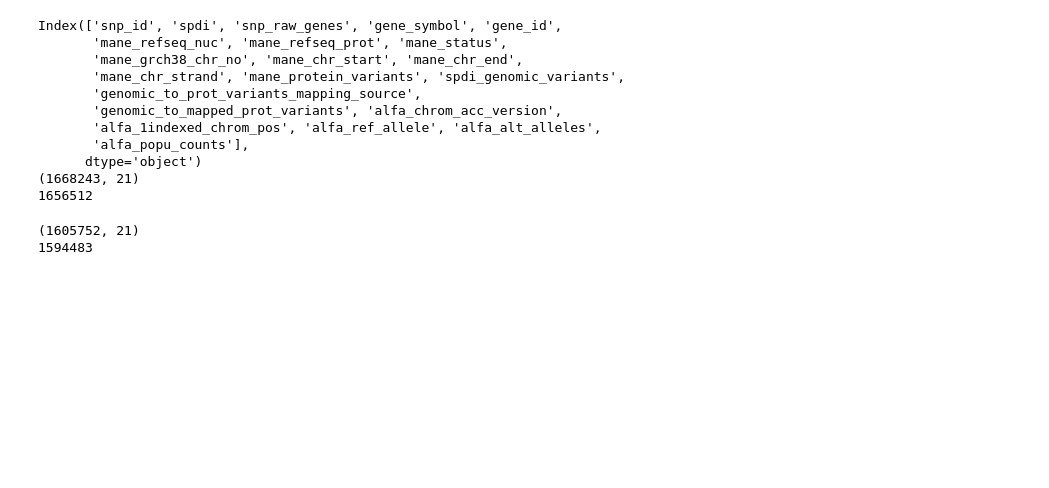
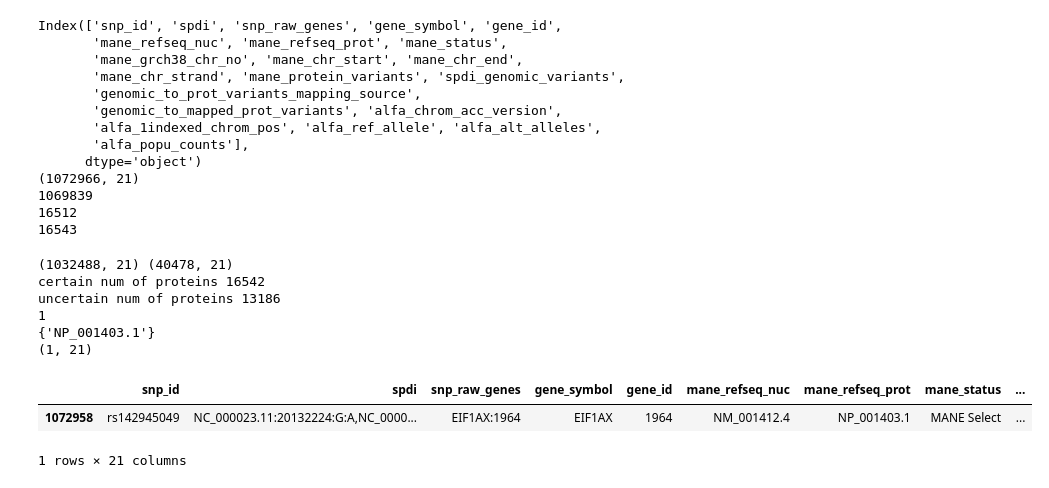
Before and after one commit to akabiraka/variant_effect_analysis, a Jupyter notebook: dataset_generator_popu_freq/3_snvs_conversion.ipynb, the cells around one changed output. Cells and saved outputs as stored; diff of their text form; code cells hidden in the pictures; blank space fills up the shorter version.

```diff
--- a/dataset_generator_popu_freq/3_snvs_conversion.ipynb
+++ b/dataset_generator_popu_freq/3_snvs_conversion.ipynb
@@ -13,6 +13,8 @@ snps_with_alfa_mane_short_df = pd.read_csv(home_dir+"data/temp_popufreq_data/snp
 print(snps_with_alfa_mane_short_df.columns)
 print(snps_with_alfa_mane_short_df.shape)
 print(snps_with_alfa_mane_short_df["snp_id"].unique().shape[0])
+print(snps_with_alfa_mane_short_df["gene_symbol"].unique().shape[0])
+print(snps_with_alfa_mane_short_df["mane_refseq_prot"].unique().shape[0])
 # %% [output]
 Index(['snp_id', 'spdi', 'snp_raw_genes', 'gene_symbol', 'gene_id',
        'mane_refseq_nuc', 'mane_refseq_prot', 'mane_status',
@@ -23,15 +25,34 @@ Index(['snp_id', 'spdi', 'snp_raw_genes', 'gene_symbol', 'gene_id',
        'alfa_1indexed_chrom_pos', 'alfa_ref_allele', 'alfa_alt_alleles',
        'alfa_popu_counts'],
       dtype='object')
-(1668243, 21)
-1656512
+(1072966, 21)
+1069839
+16512
+16543
-# %%
-certain_snps_df = snps_with_alfa_mane_short_df[snps_with_alfa_mane_short_df["genomic_to_prot_variants_mapping_source"]!="uncertain"]
-print(certain_snps_df.shape)
-print(certain_snps_df["snp_id"].unique().shape[0])
-# %% [output]
-(1605752, 21)
-1594483
+# %%
+certain_snps_df = snps_with_alfa_mane_short_df[snps_with_alfa_mane_short_df["genomic_to_prot_variants_mapping_source"]!="uncertain"]
+uncertain_snps_df = snps_with_alfa_mane_short_df[snps_with_alfa_mane_short_df["genomic_to_prot_variants_mapping_source"]=="uncertain"]
+print(certain_snps_df.shape, uncertain_snps_df.shape)
+print("certain num of proteins", certain_snps_df["mane_refseq_prot"].unique().shape[0])
+print("uncertain num of proteins", uncertain_snps_df["mane_refseq_prot"].unique().shape[0])
+
+non_overlapping_prots_in_uncertain_set = set(uncertain_snps_df["mane_refseq_prot"].unique().tolist()) - set(certain_snps_df["mane_refseq_prot"].unique().tolist())
+print(len(non_overlapping_prots_in_uncertain_set))
+print(non_overlapping_prots_in_uncertain_set)
+
+uncertain_snps_of_nonoverlapping_prots_df = uncertain_snps_df[uncertain_snps_df["mane_refseq_prot"].isin(list(non_overlapping_prots_in_uncertain_set))]
+print(uncertain_snps_of_nonoverlapping_prots_df.shape)
+uncertain_snps_of_nonoverlapping_prots_df
+# %% [output]
+(1032488, 21) (40478, 21)
+certain num of proteins 16542
+uncertain num of proteins 13186
+1
+{'NP_001403.1'}
+(1, 21)
+|  | snp_id | spdi | snp_raw_genes | gene_symbol | gene_id | mane_refseq_nuc | mane_refseq_prot | mane_status | ... |
+| 1072958 | rs142945049 | NC_000023.11:20132224:G:A,NC_0000... | EIF1AX:1964 | EIF1AX | 1964 | NM_001412.4 | NP_001403.1 | MANE Select | ... |
+1 rows × 21 columns
 # %%
 variants = []
 for i, row in enumerate(certain_snps_df.itertuples(index=False)):
```
Also changed, not shown: parts of 10 cells of this notebook, 2 other files.
